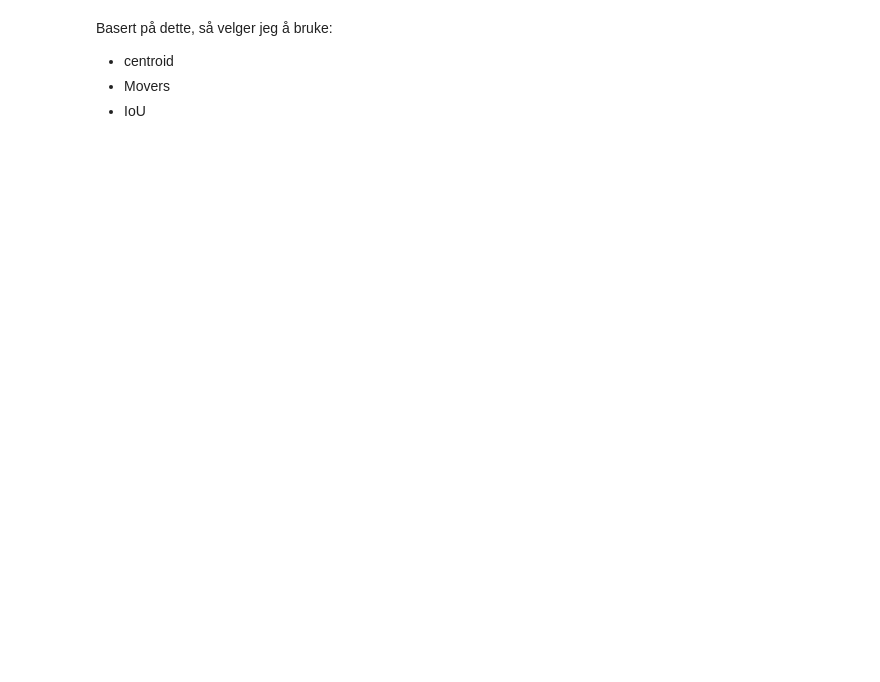
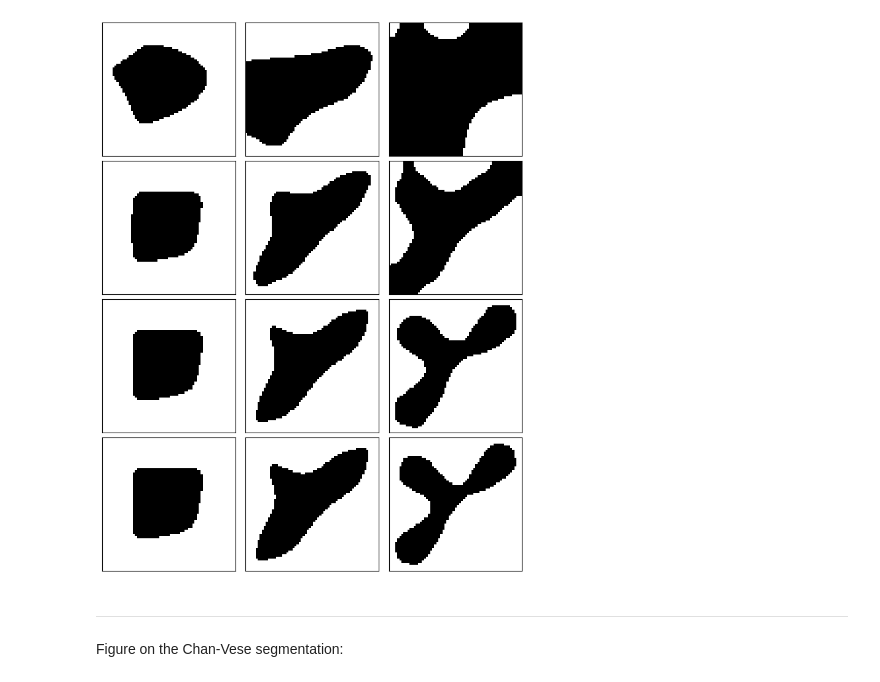
Before and after one commit to EliasSev/masters-thesis, a Jupyter notebook: notebooks/12_error_metrics.ipynb, the cells around one changed output. Saved outputs shown, nothing was run; the diff lists cells and outputs as text; code cells hidden in the pictures; blank space fills up the shorter version.

```diff
--- a/notebooks/12_error_metrics.ipynb
+++ b/notebooks/12_error_metrics.ipynb
@@ -123,5 +198,25 @@ plot_multiple_f(records)
+# %%
+def plot_multiple_cv(records, names=None):
+    import matplotlib.patches as patches
+    indexing = SpaceIndexing(V_h)
+    fig, axes = plt.subplots(4, 3, figsize=(7, 9), constrained_layout=True)
+    axes = axes.flatten()
+
+    if names is None:
+        names = ['' for _ in axes]
+
+    for i, (ax, record) in enumerate(zip(axes, records)):
+        X = vec_to_matrix(record['x'], indexing)[::-1]
+        CV = compute_mask(X, mu=0.1)
+        ax.imshow(CV, cmap='gray_r')
+        ax.set_xticks([])
+        ax.set_yticks([])
+
+
+plot_multiple_cv(records)
+# %% [output]
+[figure, added]
 # %% [markdown]
-Basert på dette, så velger jeg å bruke:
- - centroid
- - Movers
- - IoU
+---
+
+Figure on the Chan-Vese segmentation:
```
Also changed, not shown: parts of 8 cells of this notebook.
